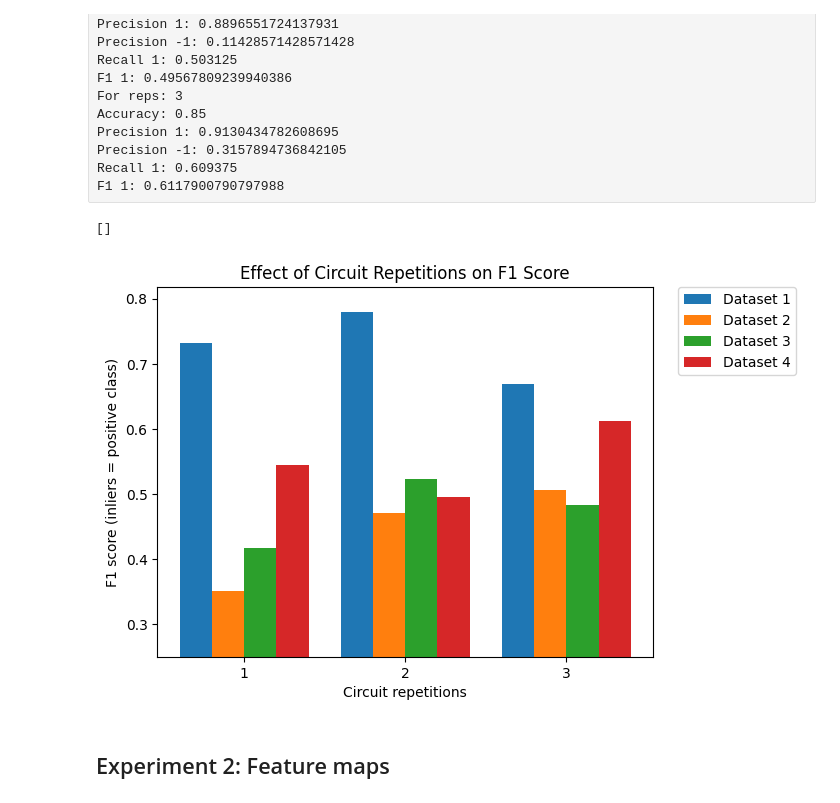
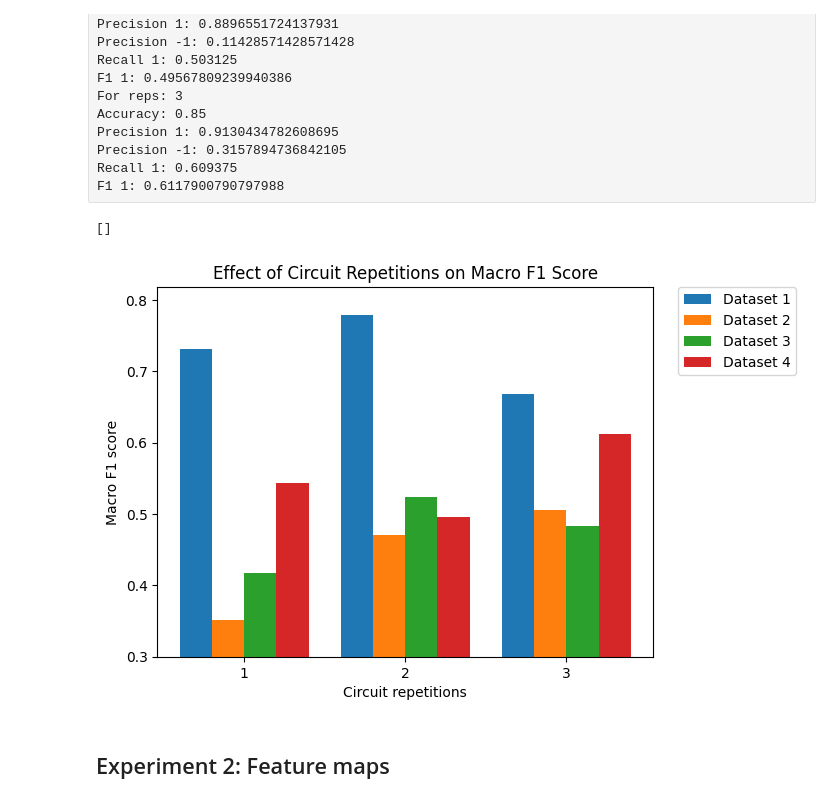
Before and after one commit to welremco/Group3QuantumOneClassSVMs, a Jupyter notebook: results/results.ipynb, the cells around one changed output. Saved outputs shown, nothing was run; the diff lists cells and outputs as text; code cells hidden in the pictures.

```diff
--- a/results/results.ipynb
+++ b/results/results.ipynb
@@ -110,37 +111,37 @@ ds1_f1_inliers = [0.7314, 0.7789, 0.6684]
 ds2_f1_inliers = [0.3509, 0.4708, 0.5061]
 ds3_f1_inliers = [0.4178, 0.5238, 0.4825]
 ds4_f1_inliers = [0.5438, 0.4956, 0.6117]
 
 
 #plt.plot(reps, ds1_precision_inliers, label='precision inliers')
 #plt.plot(reps, ds1_precision_outliers, label='precision outliers')
 #plt.plot(reps, ds1_recall_inliers, label='recall inliers')
 
 #plt.plot(reps, ds1_f1_inliers, label='D1')
 #plt.plot(reps, ds2_f1_inliers, label='D2')
 #plt.plot(reps, ds3_f1_inliers, label='D3')
 #plt.plot(reps, ds4_f1_inliers, label='D4')
 
 bar_width = 0.2
 
 coeffs = [-1.5, -0.5, 0.5, 1.5]
 
 def grouped_bars(ds):
     return [rep + bar_width*coeffs[ds] for rep in reps]
 
 for ds, f1 in enumerate([ds1_f1_inliers, ds2_f1_inliers, ds3_f1_inliers, ds4_f1_inliers]):
     plt.bar(grouped_bars(ds), f1, width=bar_width, label=f'Dataset {ds+1}')
 
 plt.xticks(reps)
 plt.xlabel('Circuit repetitions')
-plt.ylabel('F1 score (inliers = positive class)')
-plt.title('Effect of Circuit Repetitions on F1 Score')
+plt.ylabel('Macro F1 score')
+plt.title('Effect of Circuit Repetitions on Macro F1 Score')
 plt.legend(bbox_to_anchor=(1.05, 1), loc="upper left", borderaxespad=0.0)
-plt.ylim(0.25)
+plt.ylim(0.3)
 plt.plot()
 # %% [output]
 []
-[figure, old version]
+[figure, new version]
 # %% [markdown]
 ## Experiment 2: Feature maps
 # %% [raw]
```
Also changed, not shown: parts of 5 cells of this notebook.
